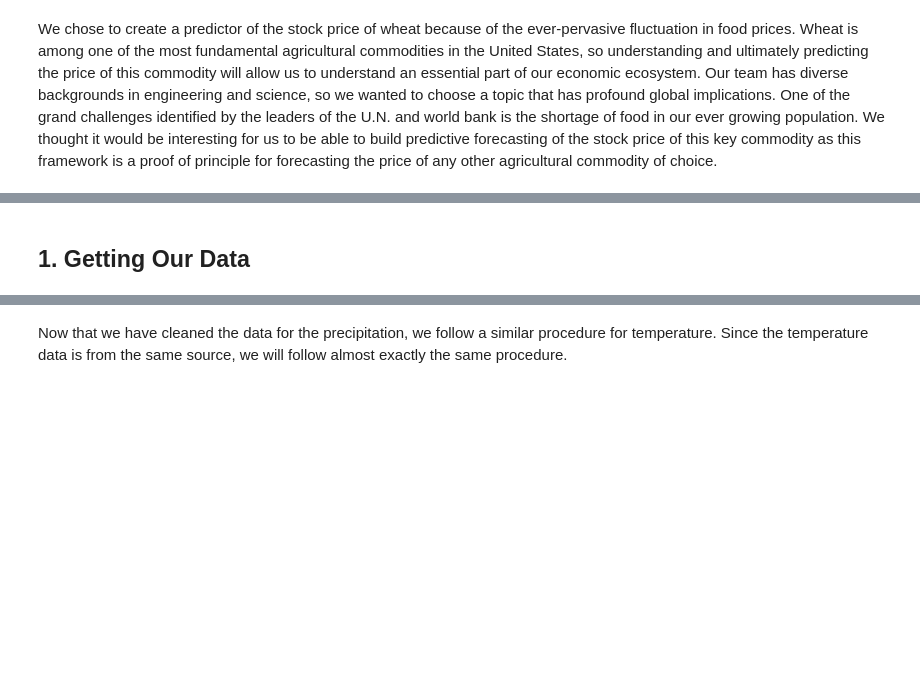
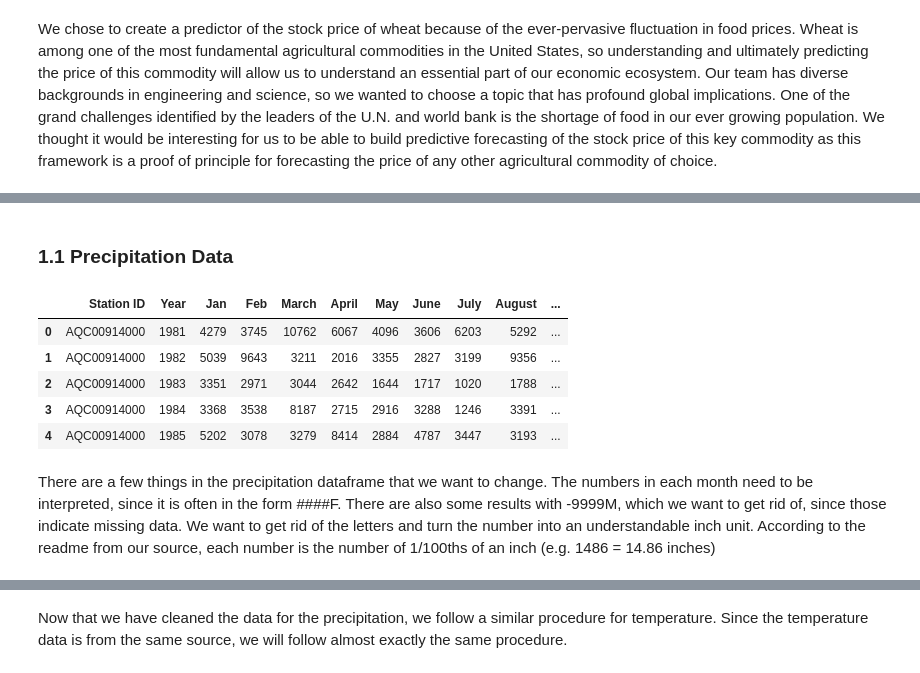
Before and after one commit to dwang953/109-Project, a Jupyter notebook: What's_the_Price_of_Wheat.ipynb, the cells around one changed output, grey strips where cells are left out. Drawn from its saved outputs; the diff is of its cells as text; code cells hidden in the pictures; blank space fills up the shorter version.

```diff
--- a/What's_the_Price_of_Wheat.ipynb
+++ b/What's_the_Price_of_Wheat.ipynb
@@ -23,2 +26,14 @@ sns.set_context("poster")
 # %% [markdown]
-## 1. Getting Our Data
+### 1.1 Precipitation Data
+# %%
+dirtyprecdf=pd.read_csv("stationprec.csv")
+dirtyprecdf.head()
+# %% [output]
+|  | Station ID | Year | Jan | Feb | March | April | May | June | July | August | ... |
+| 0 | AQC00914000 | 1981 | 4279 | 3745 | 10762 | 6067 | 4096 | 3606 | 6203 | 5292 | ... |
+| 1 | AQC00914000 | 1982 | 5039 | 9643 | 3211 | 2016 | 3355 | 2827 | 3199 | 9356 | ... |
+| 2 | AQC00914000 | 1983 | 3351 | 2971 | 3044 | 2642 | 1644 | 1717 | 1020 | 1788 | ... |
+| 3 | AQC00914000 | 1984 | 3368 | 3538 | 8187 | 2715 | 2916 | 3288 | 1246 | 3391 | ... |
+| 4 | AQC00914000 | 1985 | 5202 | 3078 | 3279 | 8414 | 2884 | 4787 | 3447 | 3193 | ... |
+# %% [markdown]
+There are a few things in the precipitation dataframe that we want to change. The numbers in each month need to be interpreted, since it is often in the form ####F. There are also some results with -9999M, which we want to get rid of, since those indicate missing data. We want to get rid of the letters and turn the number into an understandable inch unit. According to the readme from our source, each number is the number of 1/100ths of an inch (e.g. 1486 = 14.86 inches)
```
Also changed, not shown: parts of 27 cells of this notebook, 1 other file.
